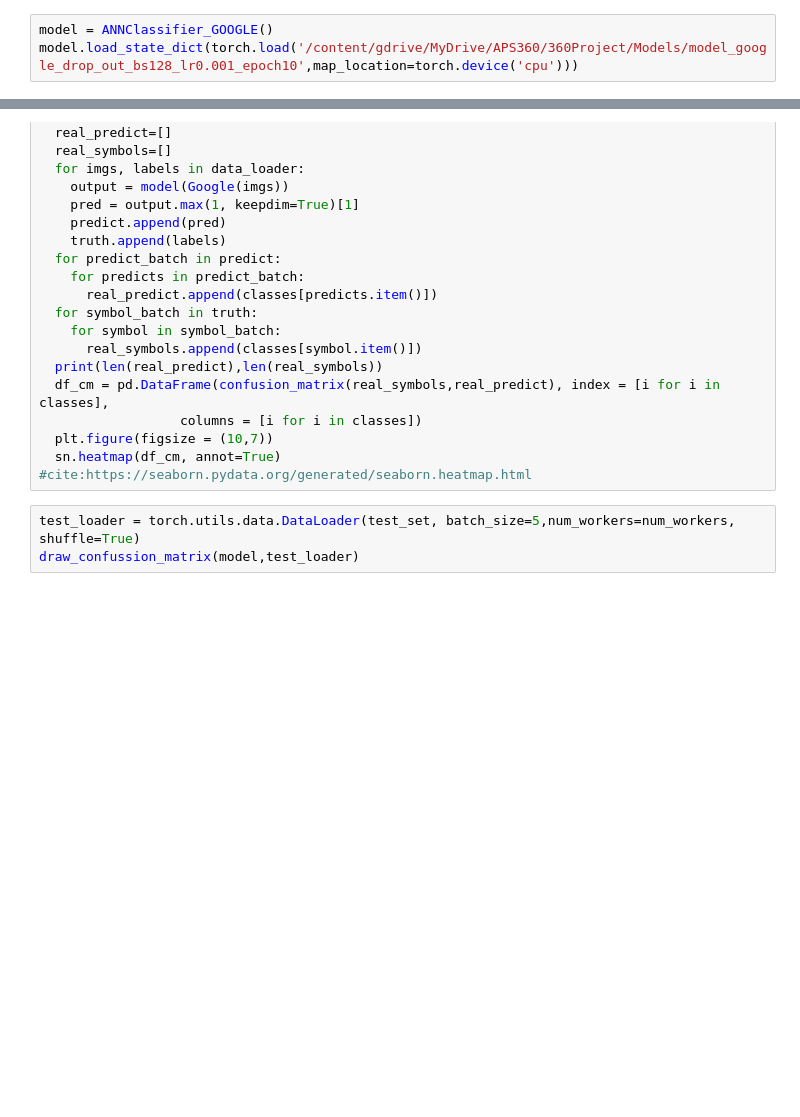
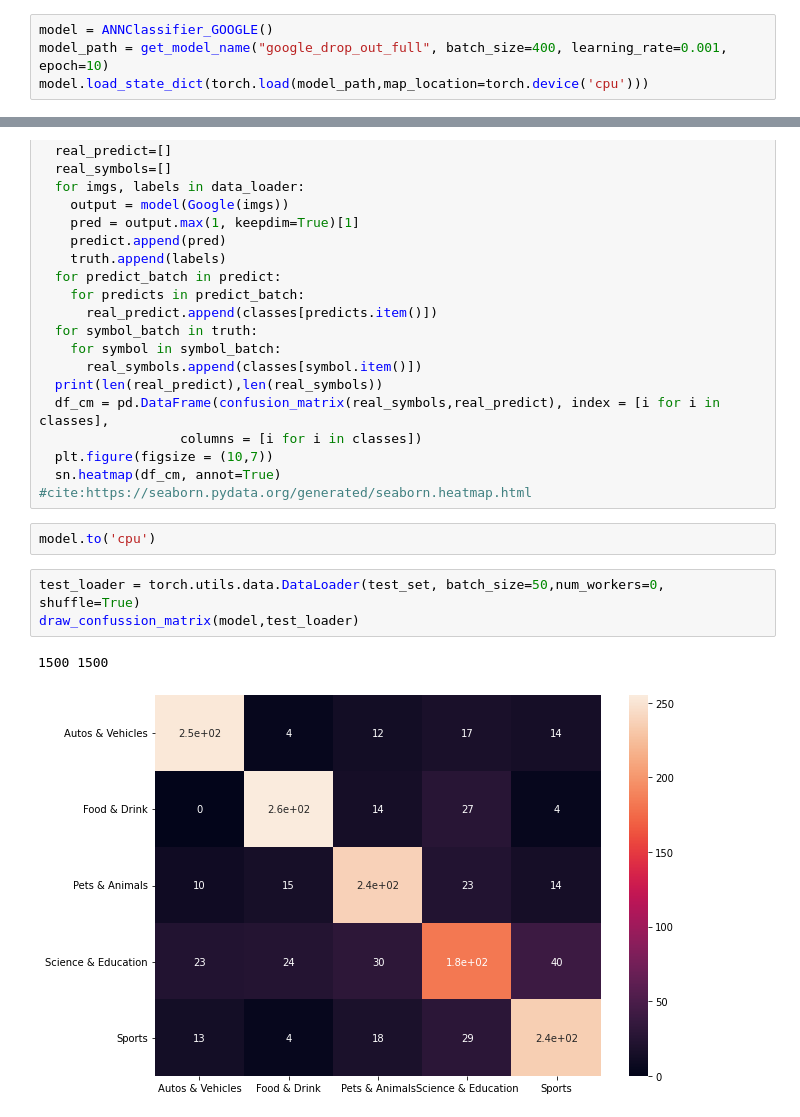
Before and after one commit to LLzcm/APS360-project, a Jupyter notebook: 360Project_with_dropout_memory_reduced.ipynb, the cells around one changed output, grey strips where cells are left out. Cells and saved outputs as stored; diff of their text form; blank space fills up the shorter version.

```diff
--- a/360Project_with_dropout_memory_reduced.ipynb
+++ b/360Project_with_dropout_memory_reduced.ipynb
@@ -420,7 +449,8 @@ def get_test_accuracy(model):
     return correct / total
 # %%
 model = ANNClassifier_GOOGLE()
-model.load_state_dict(torch.load('/content/gdrive/MyDrive/APS360/360Project/Models/model_google_drop_out_bs128_lr0.001_epoch10',map_location=torch.device('cpu')))
+model_path = get_model_name("google_drop_out_full", batch_size=400, learning_rate=0.001, epoch=10)
+model.load_state_dict(torch.load(model_path,map_location=torch.device('cpu')))
 # %% [output]
 <All keys matched successfully>
 # %%
@@ -458,6 +488,11 @@ def draw_confussion_matrix(model,data_loader):
                   columns = [i for i in classes])
   plt.figure(figsize = (10,7))
   sn.heatmap(df_cm, annot=True) #cite:https://seaborn.pydata.org/generated/seaborn.heatmap.html
+# %%
+model.to('cpu')
 # %%
-test_loader = torch.utils.data.DataLoader(test_set, batch_size=5,num_workers=num_workers, shuffle=True)
+test_loader = torch.utils.data.DataLoader(test_set, batch_size=50,num_workers=0, shuffle=True)
 draw_confussion_matrix(model,test_loader)
+# %% [output]
+1500 1500
+[figure, added]
```
Also changed, not shown: parts of 8 cells of this notebook.
